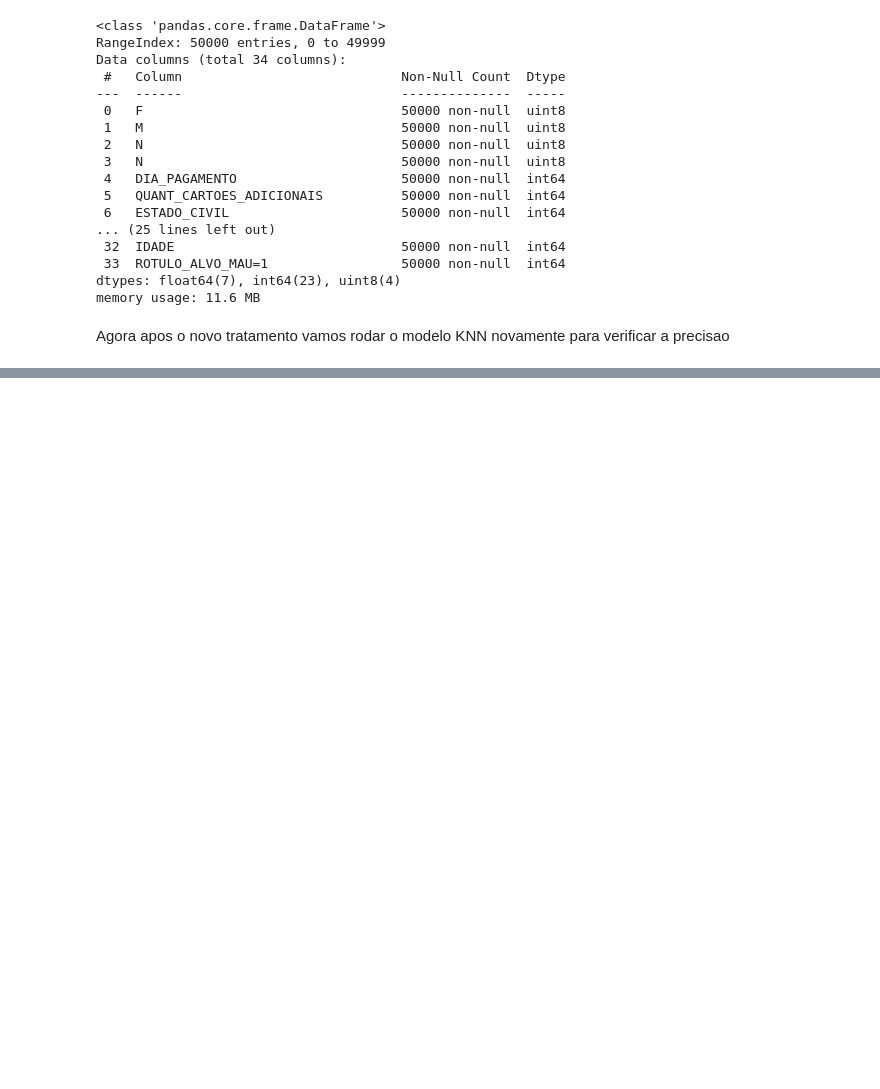
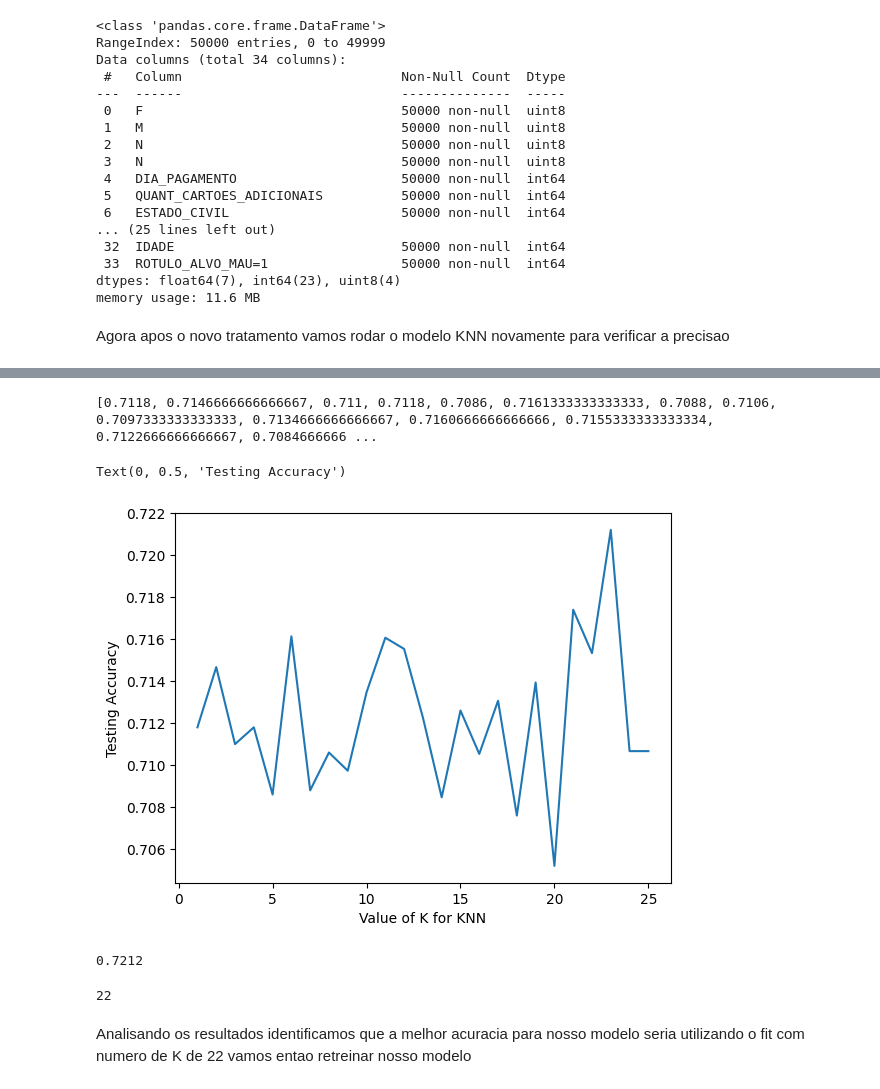
Before and after one commit to RodrigodeFeo/8DTS, a Jupyter notebook: FE_Trabalho_Integrado_RM351578.ipynb, the cells around one changed output, grey strips where cells are left out. Drawn from its saved outputs; the diff is of its cells as text; code cells hidden in the pictures; blank space fills up the shorter version.

```diff
--- a/FE_Trabalho_Integrado_RM351578.ipynb
+++ b/FE_Trabalho_Integrado_RM351578.ipynb
@@ -812,0 +926,32 @@ y = df_clientes_rev_dmy.iloc[:, -1]
+# %%
+#Vamos testar do K1 ate K26
+k_range = range(1, 26)
+scores = []
+
+for k in k_range:
+    X_train, X_test, y_train, y_test = train_test_split(X, y, test_size = .3)
+    knn = KNeighborsClassifier(n_neighbors=9)
+    knn.fit(X_train, y_train)
+    y_pred = knn.predict(X_test)
+    scores.append(accuracy_score(y_test, y_pred))
+# %%
+#Vamos exibir os resultados
+print(scores)
+#Plota os valores de acc. em função do valor escolhido de K
+plt.plot(k_range, scores)
+plt.xlabel('Value of K for KNN')
+plt.ylabel('Testing Accuracy')
+# %% [output]
+[0.7118, 0.7146666666666667, 0.711, 0.7118, 0.7086, 0.7161333333333333, 0.7088, 0.7106, 0.7097333333333333, 0.7134666666666667, 0.7160666666666666, 0.7155333333333334, 0.7122666666666667, 0.7084666666 ...
+Text(0, 0.5, 'Testing Accuracy')
+[figure, added]
+# %%
+max(scores)
+# %% [output]
+0.7212
+# %%
+scores.index(max(scores))
+# %% [output]
+22
+# %% [markdown]
+Analisando os resultados identificamos que a melhor acuracia para nosso modelo seria utilizando o fit com numero de K de 22 vamos entao retreinar nosso modelo
```
Also changed, not shown: parts of 44 cells of this notebook.
